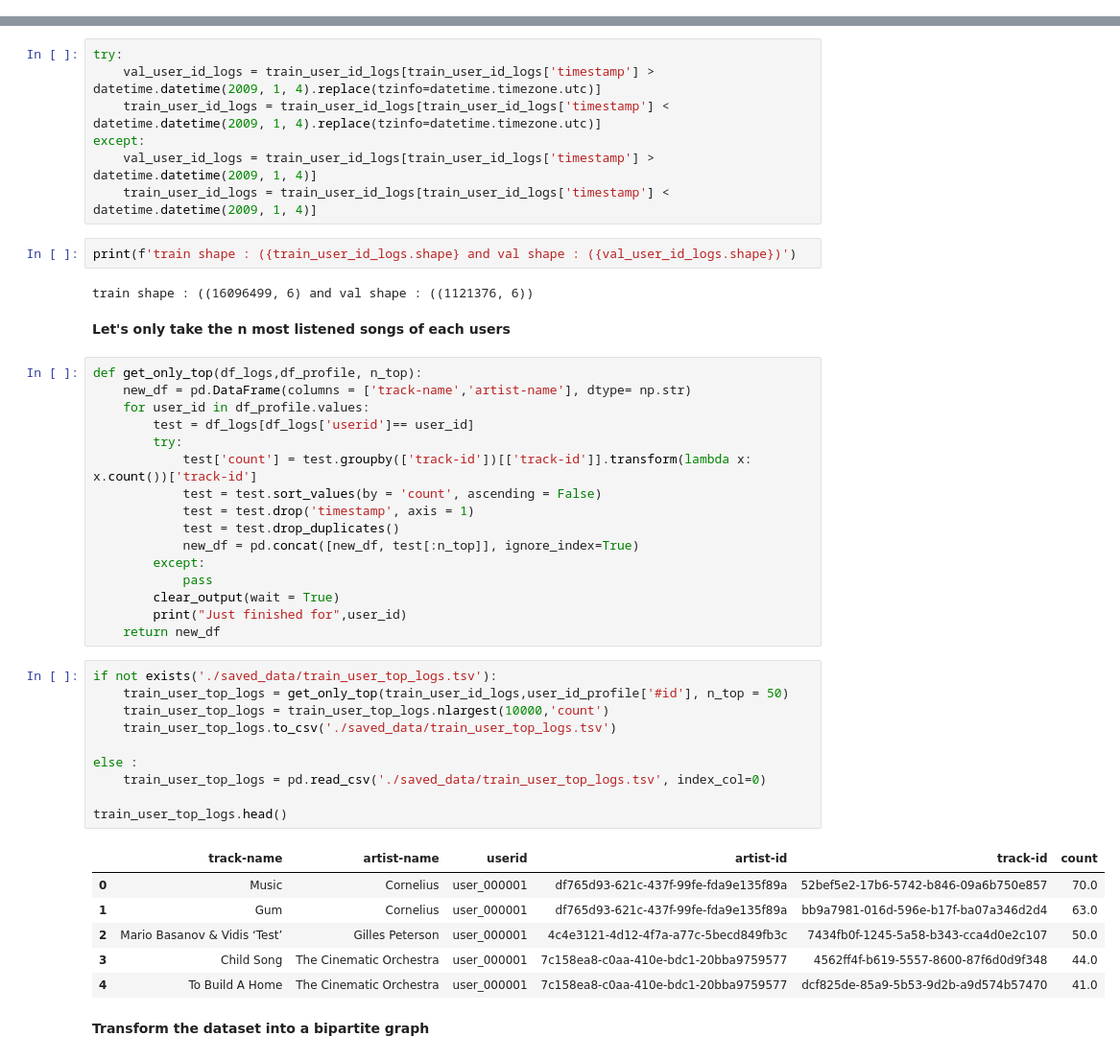
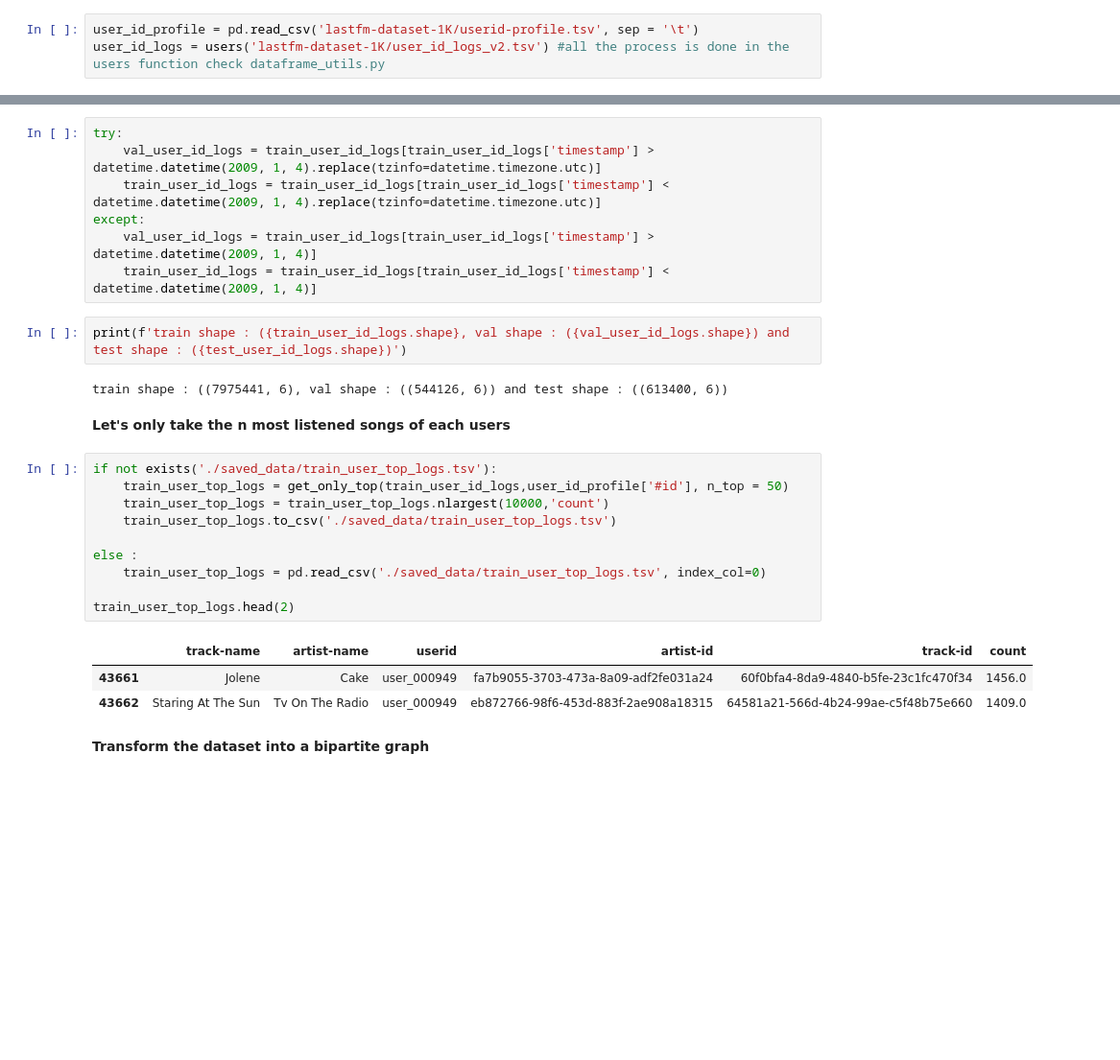
Before and after one commit to chloedia/Graph_Music_Recommendation, a Jupyter notebook: Main.ipynb, the cells around one changed output, grey strips where cells are left out. Shown at 96% size. Saved outputs shown, nothing was run; the diff lists cells and outputs as text; blank space fills up the shorter version.

```diff
--- a/Main.ipynb
+++ b/Main.ipynb
@@ -37,3 +28,6 @@ user_id_logs['timestamp'] = pd.to_datetime(user_id_logs['timestamp'], format='%Y
+# %%
+user_id_profile = pd.read_csv('lastfm-dataset-1K/userid-profile.tsv', sep = '\t')
+user_id_logs = users('lastfm-dataset-1K/user_id_logs_v2.tsv') #all the process is done in the users function check dataframe_utils.py
 # %%
 user_id_profile.head()
 # %% [output]
@@ -87,43 +69,24 @@ except:
     val_user_id_logs = train_user_id_logs[train_user_id_logs['timestamp'] > datetime.datetime(2009, 1, 4)]
     train_user_id_logs = train_user_id_logs[train_user_id_logs['timestamp'] < datetime.datetime(2009, 1, 4)]
 # %%
-print(f'train shape : ({train_user_id_logs.shape} and val shape : ({val_user_id_logs.shape})')
+print(f'train shape : ({train_user_id_logs.shape}, val shape : ({val_user_id_logs.shape}) and test shape : ({test_user_id_logs.shape})')
 # %% [output]
-train shape : ((16096499, 6) and val shape : ((1121376, 6))
+train shape : ((7975441, 6), val shape : ((544126, 6)) and test shape : ((613400, 6))
 # %% [markdown]
 **Let's only take the n most listened songs of each users**
-# %%
-def get_only_top(df_logs,df_profile, n_top):
-    new_df = pd.DataFrame(columns = ['track-name','artist-name'], dtype= np.str)
-    for user_id in df_profile.values:
-        test = df_logs[df_logs['userid']== user_id]
-        try:
-            test['count'] = test.groupby(['track-id'])[['track-id']].transform(lambda x: x.count())['track-id']
-            test = test.sort_values(by = 'count', ascending = False)
-            test = test.drop('timestamp', axis = 1)
-            test = test.drop_duplicates()
-            new_df = pd.concat([new_df, test[:n_top]], ignore_index=True)
-        except:
-            pass
-        clear_output(wait = True)
-        print("Just finished for",user_id)
-    return new_df
 # %%
 if not exists('./saved_data/train_user_top_logs.tsv'):
     train_user_top_logs = get_only_top(train_user_id_logs,user_id_profile['#id'], n_top = 50)
     train_user_top_logs = train_user_top_logs.nlargest(10000,'count')
     train_user_top_logs.to_csv('./saved_data/train_user_top_logs.tsv')
 
 else :
     train_user_top_logs = pd.read_csv('./saved_data/train_user_top_logs.tsv', index_col=0)
 
-train_user_top_logs.head()
+train_user_top_logs.head(2)
 # %% [output]
 |  | track-name | artist-name | userid | artist-id | track-id | count |
-| 0 | Music | Cornelius | user_000001 | df765d93-621c-437f-99fe-fda9e135f89a | 52bef5e2-17b6-5742-b846-09a6b750e857 | 70.0 |
-| 1 | Gum | Cornelius | user_000001 | df765d93-621c-437f-99fe-fda9e135f89a | bb9a7981-016d-596e-b17f-ba07a346d2d4 | 63.0 |
-| 2 | Mario Basanov & Vidis ‘Test’ | Gilles Peterson | user_000001 | 4c4e3121-4d12-4f7a-a77c-5becd849fb3c | 7434fb0f-1245-5a58-b343-cca4d0e2c107 | 50.0 |
-| 3 | Child Song | The Cinematic Orchestra | user_000001 | 7c158ea8-c0aa-410e-bdc1-20bba9759577 | 4562ff4f-b619-5557-8600-87f6d0d9f348 | 44.0 |
-| 4 | To Build A Home | The Cinematic Orchestra | user_000001 | 7c158ea8-c0aa-410e-bdc1-20bba9759577 | dcf825de-85a9-5b53-9d2b-a9d574b57470 | 41.0 |
+| 43661 | Jolene | Cake | user_000949 | fa7b9055-3703-473a-8a09-adf2fe031a24 | 60f0bfa4-8da9-4840-b5fe-23c1fc470f34 | 1456.0 |
+| 43662 | Staring At The Sun | Tv On The Radio | user_000949 | eb872766-98f6-453d-883f-2ae908a18315 | 64581a21-566d-4b24-99ae-c5f48b75e660 | 1409.0 |
 # %% [markdown]
 **Transform the dataset into a bipartite graph**
```
Also changed, not shown: parts of 48 cells of this notebook, 8 other files.
